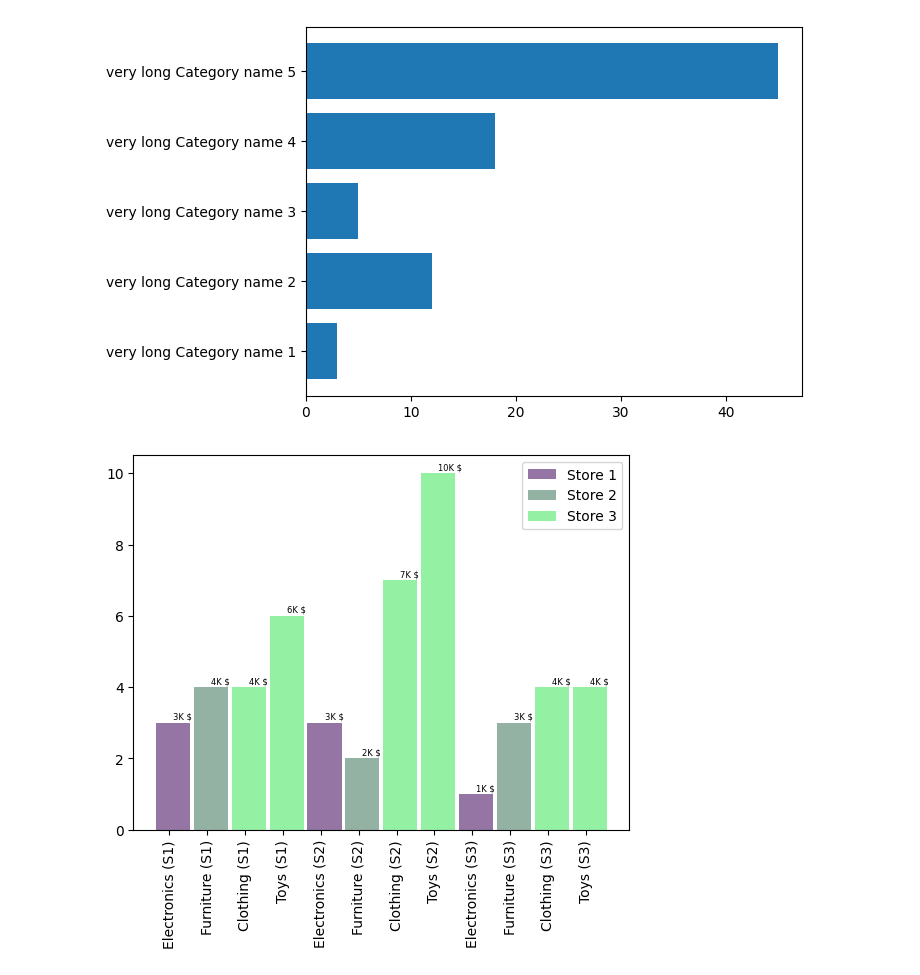
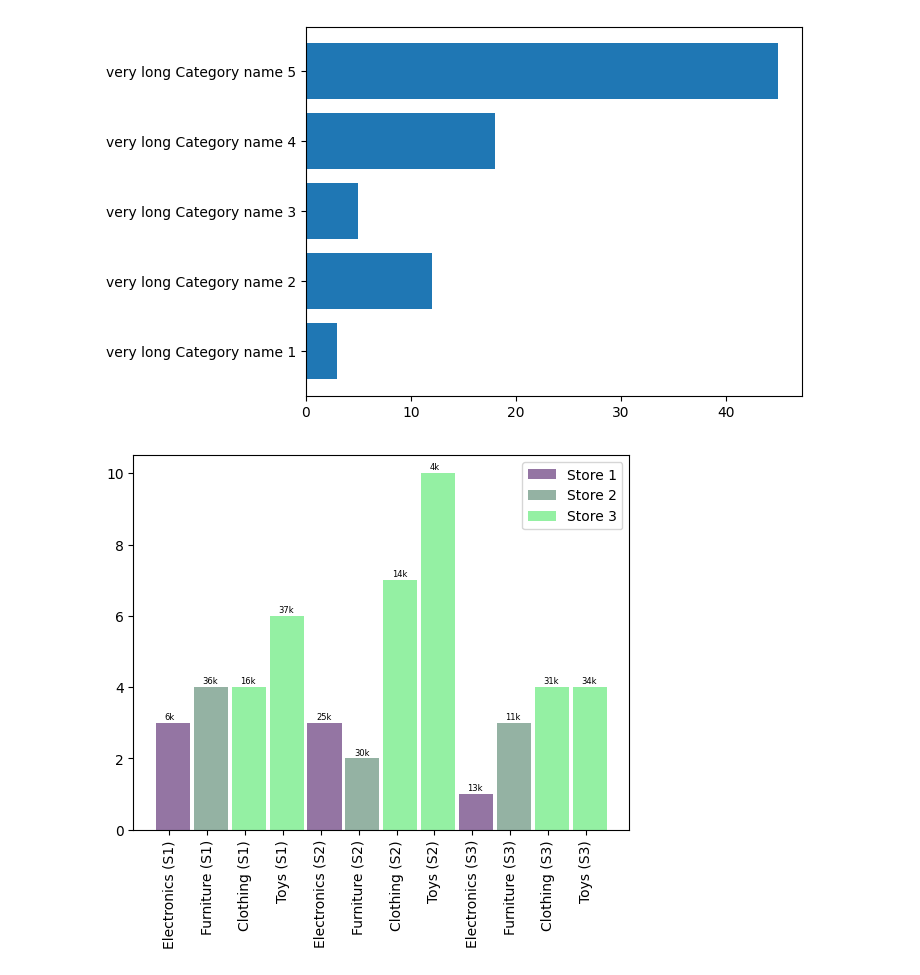
Before and after one commit to Khaled-Abdelhamid/Almadrasa-course-codes, a Jupyter notebook: introduction to Data analytics/Module 5 - Data visulaization/matplot lib viz.ipynb, the cells around one changed output. Drawn from its saved outputs; the diff is of its cells as text; code cells hidden in the pictures.

```diff
--- a/introduction to Data analytics/Module 5 - Data visulaization/matplot lib viz.ipynb
+++ b/introduction to Data analytics/Module 5 - Data visulaization/matplot lib viz.ipynb
@@ -216,7 +237,6 @@ all_pos = store1_pos + store2_pos + store3_pos
 
 
 barWidth = 0.9
-
 # Create barplot
 plt.bar(
     store1_pos,
@@ -245,32 +265,48 @@ plt.legend()
 
 # Text below each barplot with a rotation at 90°
 plt.xticks(
     [r + barWidth for r in range(len(all_pos))],
     [
         "Electronics (S1)",
         "Furniture (S1)",
         "Clothing (S1)",
         "Toys (S1)",
         "Electronics (S2)",
         "Furniture (S2)",
         "Clothing (S2)",
         "Toys (S2)",
         "Electronics (S3)",
         "Furniture (S3)",
         "Clothing (S3)",
         "Toys (S3)",
     ],
     rotation=90,
 )
 
+# Create labels
+labels = [
+     "6k",
+     "25k",
+     "13k",
+     "36k",
+     "30k",
+     "11k",
+     "16k",
+     "37k",
+     "14k",
+     "4k",
+     "31k",
+     "34k",
+]
+
 # Text on the top of each bar
 for i in range(len(all_pos)):
-    plt.text(x=all_pos[i], y=total_sales[i] + 0.1, s=f"{total_sales[i]}K $", size=6)
+    plt.text(x=all_pos[i]- barWidth/4 , y=total_sales[i] + 0.1, s=labels[i], size=6)
 
 # Adjust the margins
 plt.subplots_adjust(bottom=0.2, top=0.98)
 
 # Show graphic
 plt.show()
 # %% [output]
-[figure, old version]
+[figure, new version]
```
Also changed, not shown: parts of 5 cells of this notebook, 45 other files.
